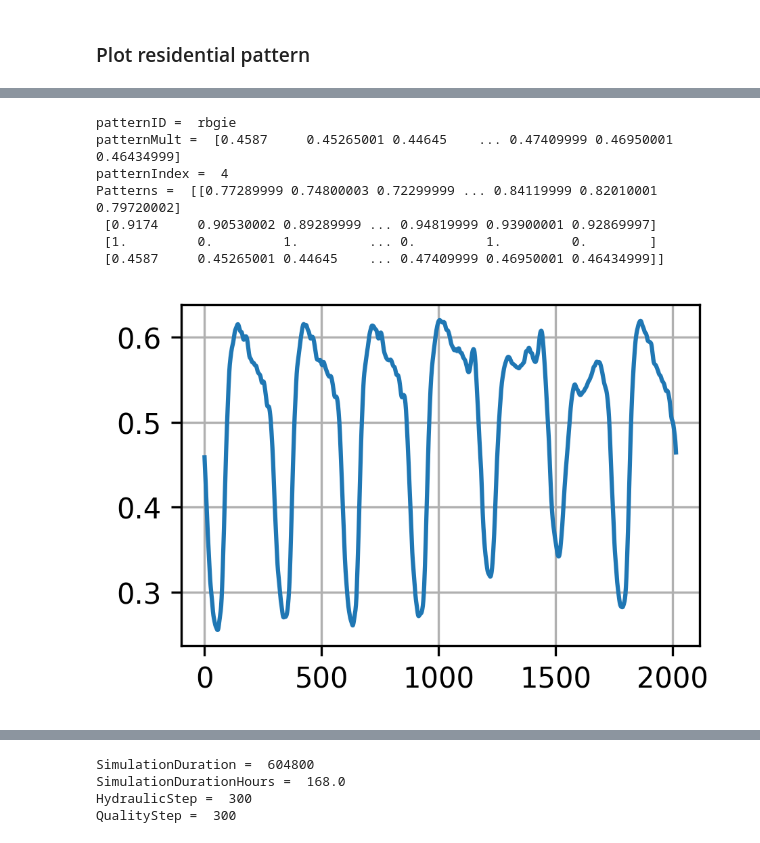
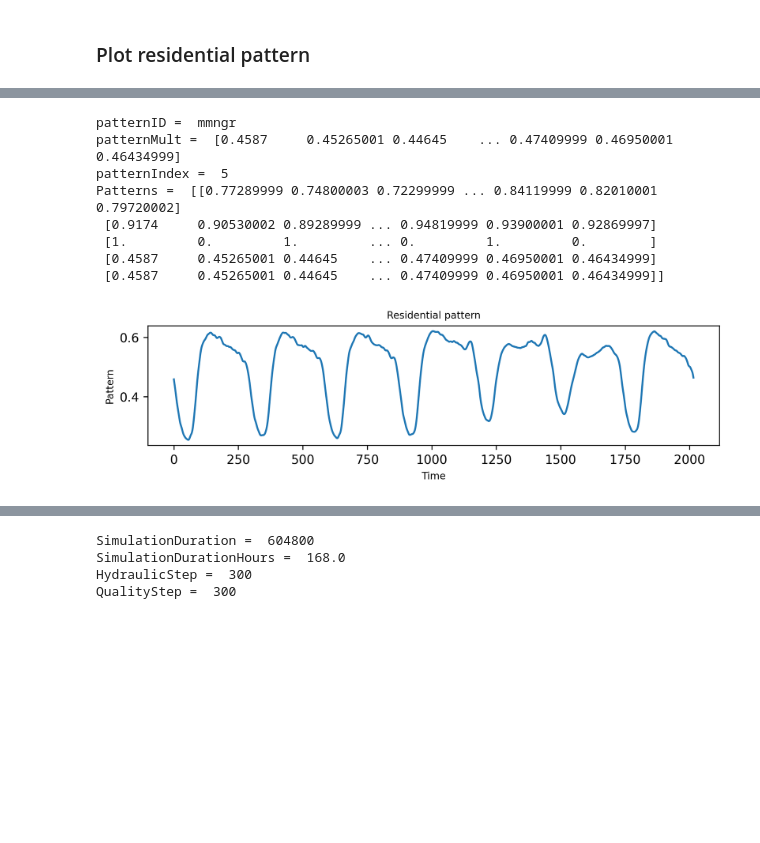
Before and after one commit to OpenWaterAnalytics/EPyT, a Jupyter notebook: epyt/tutorials/Basic_functionality.ipynb, the cells around one changed output, grey strips where cells are left out. Saved outputs shown, nothing was run; the diff lists cells and outputs as text; code cells hidden in the pictures; blank space fills up the shorter version.

```diff
--- a/epyt/tutorials/Basic_functionality.ipynb
+++ b/epyt/tutorials/Basic_functionality.ipynb
@@ -359,37 +368,39 @@ plt.show()
 # %%
 import random
 import string
 # Generate a random string of 5 lowercase letters
 patternID = ''.join(random.choices(string.ascii_lowercase, k=5))
 print("patternID = ", patternID)
 
 patternMult = Patterns[1, :] * 0.5
 print("patternMult = ", patternMult)
 
 patternIndex = G.addPattern(patternID, patternMult)
 print("patternIndex = ", patternIndex)
 
 Patterns = G.getPattern()
 print("Patterns = ", Patterns)
 
 #plot new pattern
-plt.figure()
+fig, ax = plt.subplots()
+fig.set_figwidth(7)
+# Plot the first row of Patterns
+plt.plot(Patterns[patternIndex-1, :])
 
-# Plot the new pattern
-plt.plot(Patterns[patternIndex-1, :])
-plt.grid(True)
-
-# Show the plot
+ax.set_title('Residential pattern', fontsize=8)
+ax.set_xlabel('Time', fontsize=8)
+ax.set_ylabel(f'Pattern', fontsize=8)
 plt.show()
 # %% [output]
-patternID =  rbgie
+patternID =  mmngr
 patternMult =  [0.4587     0.45265001 0.44645    ... 0.47409999 0.46950001 0.46434999]
-patternIndex =  4
+patternIndex =  5
 Patterns =  [[0.77289999 0.74800003 0.72299999 ... 0.84119999 0.82010001 0.79720002]
  [0.9174     0.90530002 0.89289999 ... 0.94819999 0.93900001 0.92869997]
  [1.         0.         1.         ... 0.         1.         0.        ]
+ [0.4587     0.45265001 0.44645    ... 0.47409999 0.46950001 0.46434999]
  [0.4587     0.45265001 0.44645    ... 0.47409999 0.46950001 0.46434999]]
-[figure, old version]
+[figure, new version]
 # %% [markdown]
 ### Simulation options
 
```
Also changed, not shown: parts of 3 cells of this notebook, 1 other file.
